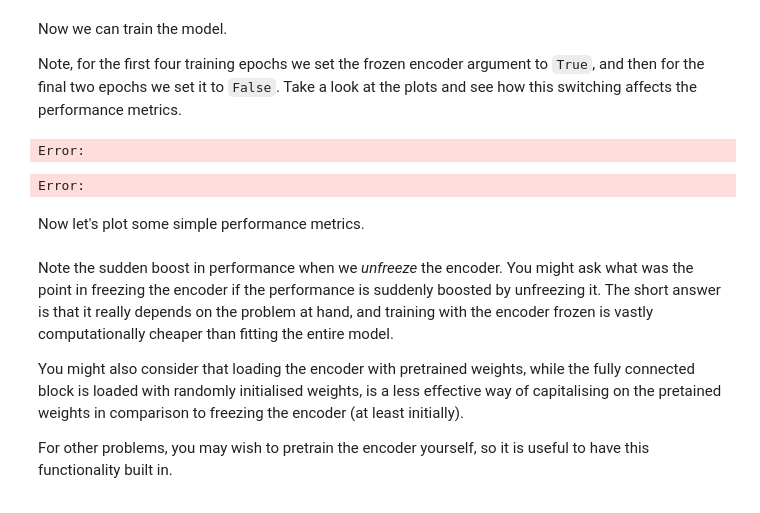
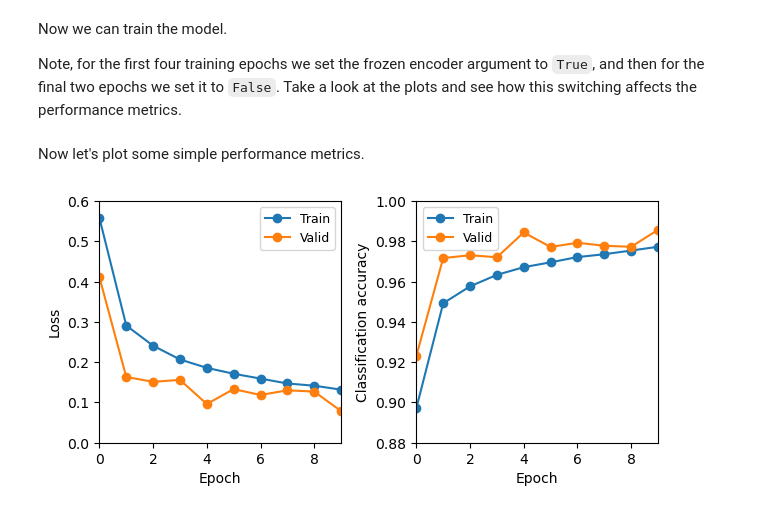
Before and after one commit to jdenholm/TorchTools, a Jupyter notebook: demos/simple_conv_net_2d_mnist_demo.ipynb, the cells around one changed output. Drawn from its saved outputs; the diff is of its cells as text; code cells hidden in the pictures.

```diff
--- a/demos/simple_conv_net_2d_mnist_demo.ipynb
+++ b/demos/simple_conv_net_2d_mnist_demo.ipynb
@@ -14,7 +14,8 @@ Remember: the demo env requirements file—``demo-requirements.conda.yaml``—is
 # %%
 from torchvision.datasets import MNIST
 from torch import eye
-from torchvision.transforms import Compose, ToTensor
+from torchvision.transforms import Compose, ToTensor, RandomRotation
+from torchvision.transforms import ColorJitter
 
 import matplotlib.pyplot as plt
 
@@ -22,7 +23,14 @@ train_set = MNIST(
     "~/mnist_data/",
     download=True,
     train=True,
-    transform=Compose([ToTensor(), lambda x: x.repeat(3, 1, 1)]),
+    transform=Compose(
+        [
+            ToTensor(),
+            lambda x: x.repeat(3, 1, 1),
+            RandomRotation(180.0),
+            ColorJitter(brightness=0.1, hue=0.1, saturation=0.1, contrast=0.1),
+        ]
+    ),
     target_transform=Compose([lambda x: eye(10)[x]]),
 )
 
@@ -104,7 +112,7 @@ from torch.nn import BCELoss
 from torch.optim import Adam
 
 loss_func = BCELoss(reduction="sum")
-optimiser = Adam(model.parameters(), lr=1e-4)
+optimiser = Adam(model.parameters(), lr=1e-4, weight_decay=1e-4)
 # %% [markdown]
 And now, the training and validation loops.
 # %%
@@ -157,7 +165,9 @@ def train_one_epoch(
         running_loss += loss.item()
 
         correct += (
-            (preds.argmax(dim=1).detach().cpu() == targets.cpu().argmax(dim=1)).sum().item()
+            (preds.argmax(dim=1).detach().cpu() == targets.cpu().argmax(dim=1))
+            .sum()
+            .item()
         )
 
     mean_loss = running_loss / len(train_loader.dataset)
@@ -204,7 +214,9 @@ def validate_one_epoch(
         running_loss += loss.item()
 
         correct += (
-            (preds.argmax(dim=1).detach().cpu() == targets.argmax(dim=1).cpu()).sum().item()
+            (preds.argmax(dim=1).detach().cpu() == targets.argmax(dim=1).cpu())
+            .sum()
+            .item()
         )
 
     mean_loss = running_loss / len(valid_loader.dataset)
@@ -216,7 +228,7 @@ Now we can train the model.
 
 Note, for the first four training epochs we set the frozen encoder argument to ``True``, and then for the final two epochs we set it to ``False``. Take a look at the plots and see how this switching affects the performance metrics.
 # %%
-num_epochs = 6
+num_epochs = 10
 
 training_loss, validation_loss = [], []
 training_acc, validation_acc = [], []
@@ -235,49 +247,36 @@ for epoch in range(num_epochs):
 
     validation_loss.append(valid_loss)
     validation_acc.append(valid_acc)
-# %% [output]
-Error:
-Error:
 # %% [markdown]
 Now let's plot some simple performance metrics.
 # %%
 fig, axes = plt.subplots(1, 2)
 
 axes[0].plot(training_loss, "-o", label="Train")
 axes[0].plot(validation_loss, "-o", label="Valid")
 
 axes[1].plot(training_acc, "-o", label="Train")
 axes[1].plot(validation_acc, "-o", label="Valid")
 
 
 for axis in axes.ravel():
     axis.set_xlim(left=0, right=len(training_loss) - 1)
     axis.set_xlabel("Epoch")
 
-axes[0].set_ylim(bottom=0.0, top=2.0)
-axes[1].set_ylim(bottom=0.5, top=1.0)
+axes[0].set_ylim(bottom=0.0, top=0.6)
+axes[1].set_ylim(bottom=0.88, top=1.0)
 
 for axis in axes.ravel():
-    axis.plot(
-        [freeze_epochs - 1] * 2,
-        axis.get_ylim(),
-        "--k",
-        label="Unfreeze encoder",
-    )
     axis.set_aspect(
         (axis.get_xlim()[1] - axis.get_xlim()[0])
         / (axis.get_ylim()[1] - axis.get_ylim()[0]),
     )
     axis.legend(fontsize=9)
 
 axes[0].set_ylabel("Loss")
 axes[1].set_ylabel("Classification accuracy")
 
 
 fig.tight_layout()
+# %% [output]
+[figure, added]
-# %% [markdown]
-Note the sudden boost in performance when we *unfreeze* the encoder. You might ask what was the point in freezing the encoder if the performance is suddenly boosted by unfreezing it. The short answer is that it really depends on the problem at hand, and training with the encoder frozen is vastly computationally cheaper than fitting the entire model.
-
-You might also consider that loading the encoder with pretrained weights, while the fully connected block is loaded with randomly initialised weights, is a less effective way of capitalising on the pretained weights in comparison to freezing the encoder (at least initially).
-
-For other problems, you may wish to pretrain the encoder yourself, so it is useful to have this functionality built in.
```
Also changed, not shown: parts of 2 cells of this notebook.
